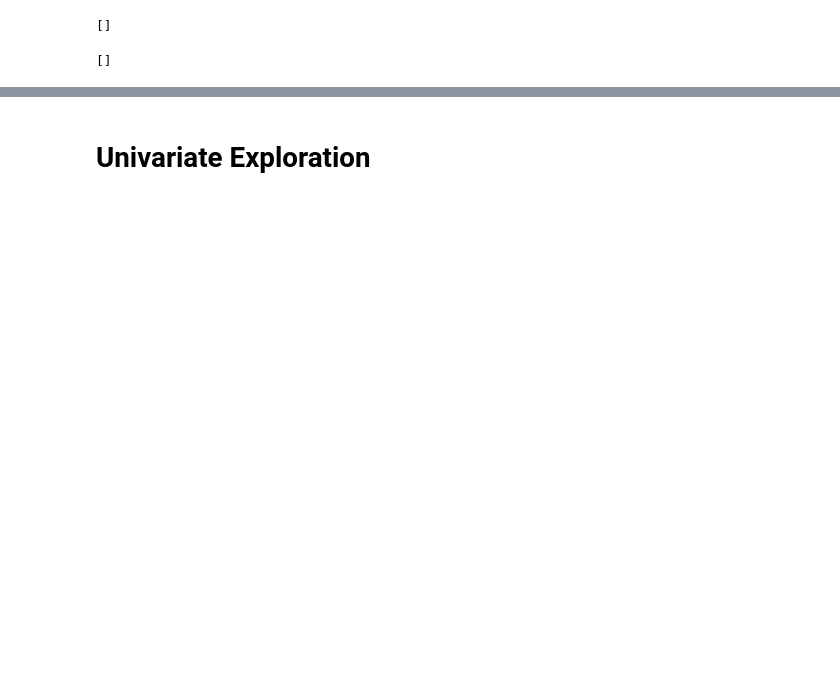
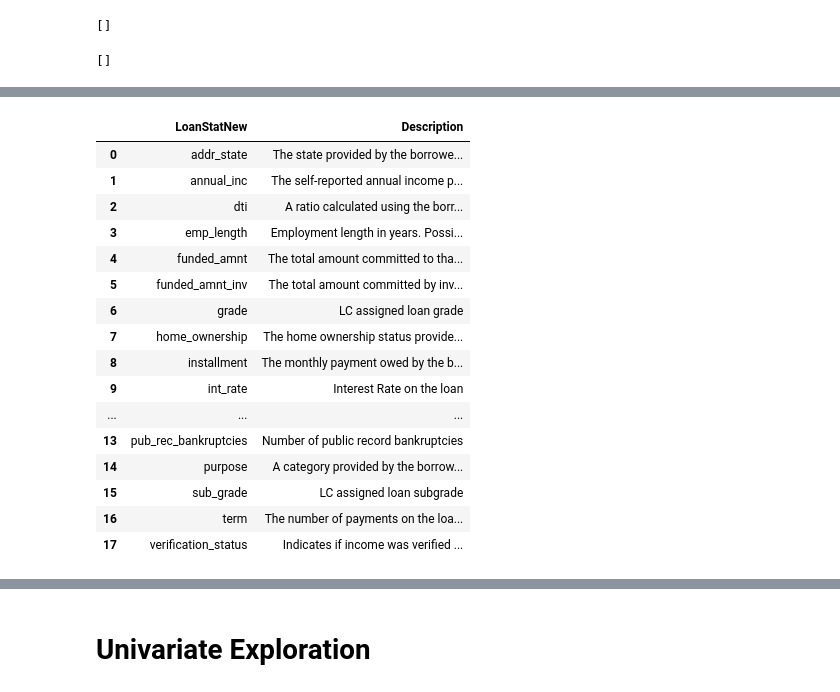
Before and after one commit to AnkitSurana/LendingClubCaseStudy, a Jupyter notebook: Ankit/Group_Facilitator_Name.ipynb, the cells around one changed output, grey strips where cells are left out. Drawn from its saved outputs; the diff is of its cells as text; code cells hidden in the pictures; blank space fills up the shorter version.

```diff
--- a/Ankit/Group_Facilitator_Name.ipynb
+++ b/Ankit/Group_Facilitator_Name.ipynb
@@ -165,3 +195,6 @@ df_clean.head()
 # %%
+# Excluding columns available in the data whose all the values are null
+data_dictionary = data_dictionary[data_dictionary.LoanStatNew.isin(df_clean.columns[df_clean.isna().all()].tolist()) == False].reset_index(drop=True)
+
 # Dropping all the columns having NULL values
-df1 = df_clean.dropna(axis = 1, how = 'all')
+df_clean = df_clean.dropna(axis = 1, how = 'all')
@@ -184,4 +201,8 @@ df1.term = df1.term.str.split("months").str[0]
 # %%
 # Dropping any additional columns that do not aid in analysis.
-col_drop = ['url', 'title', 'desc', 'zip_code', 'emp_title']
-df1 = df1.drop(col_drop, axis=1)
+col_drop = ['id', 'member_id', 'url', 'title', 'emp_title', 'desc', 'zip_code']
+
+#Update the data_dictionary by removing the col_drop
+data_dictionary = data_dictionary[data_dictionary.LoanStatNew.isin(col_drop) == False].reset_index(drop=True)
+
+df_clean = df_clean.drop(col_drop, axis=1)
@@ -205,0 +209,8 @@ df1 = df1.drop(col_drop, axis=1)
+# %%
+# Dropping all the columns that have same values in all the rows of the dataset.
+uniq_val_cols = df_clean.columns[(df_clean.nunique() == 1)].tolist()
+
+#Update the data_dictionary by removing the uniq_val_cols
+data_dictionary = data_dictionary[data_dictionary.LoanStatNew.isin(uniq_val_cols) == False].reset_index(drop=True)
+
+df_clean = df_clean.drop(uniq_val_cols, axis=1)
@@ -302,0 +474,20 @@ Name: pub_rec_bankruptcies, dtype: float64
+# %%
+data_dictionary
+# %% [output]
+|  | LoanStatNew | Description |
+| 0 | addr_state | The state provided by the borrowe... |
+| 1 | annual_inc | The self-reported annual income p... |
+| 2 | dti | A ratio calculated using the borr... |
+| 3 | emp_length | Employment length in years. Possi... |
+| 4 | funded_amnt | The total amount committed to tha... |
+| 5 | funded_amnt_inv | The total amount committed by inv... |
+| 6 | grade | LC assigned loan grade |
+| 7 | home_ownership | The home ownership status provide... |
+| 8 | installment | The monthly payment owed by the b... |
+| 9 | int_rate | Interest Rate on the loan |
+| ... | ... | ... |
+| 13 | pub_rec_bankruptcies | Number of public record bankruptcies |
+| 14 | purpose | A category provided by the borrow... |
+| 15 | sub_grade | LC assigned loan subgrade |
+| 16 | term | The number of payments on the loa... |
+| 17 | verification_status | Indicates if income was verified ... |
```
Also changed, not shown: parts of 66 cells of this notebook.
